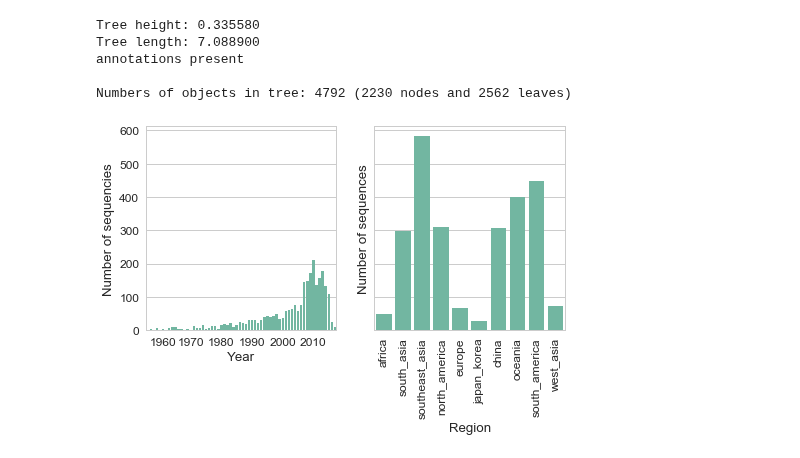
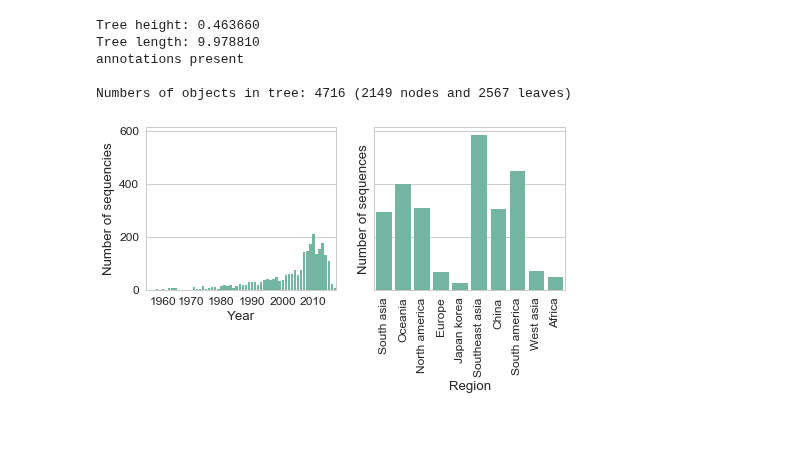
Before and after one commit to blab/dengue-antigenic-dynamics, a Jupyter notebook: figures/sequence-distribution.ipynb, the cells around one changed output. Cells and saved outputs as stored; diff of their text form; code cells hidden in the pictures; blank space fills up the shorter version.

```diff
--- a/figures/sequence-distribution.ipynb
+++ b/figures/sequence-distribution.ipynb
@@ -9,33 +9,32 @@ from collections import Counter
 sns.set(style='whitegrid', font_scale=1.2)
 out_path='./png/'
 # %%
-tree = bt.loadJSON('../titer_model/full-tree-model-output/dengue_fulltree_tree.json', json_translation={'name': 'strain', 'height': 'xvalue'})
+tree = bt.loadJSON('../titer_model/shared_output/dengue_all_tree.json', json_translation={'name': 'strain', 'height': 'xvalue'})
 # %% [output]
-Tree height: 0.335580
-Tree length: 7.088900
+Tree height: 0.463660
+Tree length: 9.978810
 annotations present
 
-Numbers of objects in tree: 4792 (2230 nodes and 2562 leaves)
+Numbers of objects in tree: 4716 (2149 nodes and 2567 leaves)
 # %%
-bins = [(k.traits['region'], int(k.traits['num_date'])) for k in tree.Objects if k.branchType=='leaf']
+bins = [(k.traits['region'].replace('_', ' ').capitalize(), int(k.traits['num_date'])) for k in tree.Objects if k.branchType=='leaf']
 counts = Counter(bins)
 vals = pd.DataFrame([ {'region': k[0], 'year': k[1], 'N': v} for k,v in counts.items()])
 # %%
-fig, axes = plt.subplots(ncols=2, nrows=1, figsize=(7.5, 7.5/2), sharey=True)
+fig, axes = plt.subplots(ncols=2, nrows=1, figsize=(7.5, 3), sharey=True)
 ax = sns.barplot(x='year', y='N', data=vals, ci=None, ax=axes[0], color='#66C2A5', estimator=sum)
 for index, label in enumerate(ax.xaxis.get_ticklabels()):
     if int(label.get_text()) % 10 != 0:
         label.set_visible(False)
 ax.set_ylabel('Number of sequencies')
 ax.set_xlabel('Year')
 
 ax = sns.barplot(x='region', y='N', data=vals, ci=None, ax=axes[1], estimator=sum, color='#66C2A5')
 for index, label in enumerate(ax.xaxis.get_ticklabels()):
     label.set_rotation(90)
-#     label.set_text(str(label.get_text()).replace('_', ' ').capitalize())
 ax.set_ylabel('Number of sequences')
 ax.set_xlabel('Region')
 
 plt.savefig(out_path+'sequence_distribution.png', dpi=300, bbox_inches='tight')
 # %% [output]
-[figure, old version]
+[figure, new version]
```
Also changed, not shown: 12 other files.
